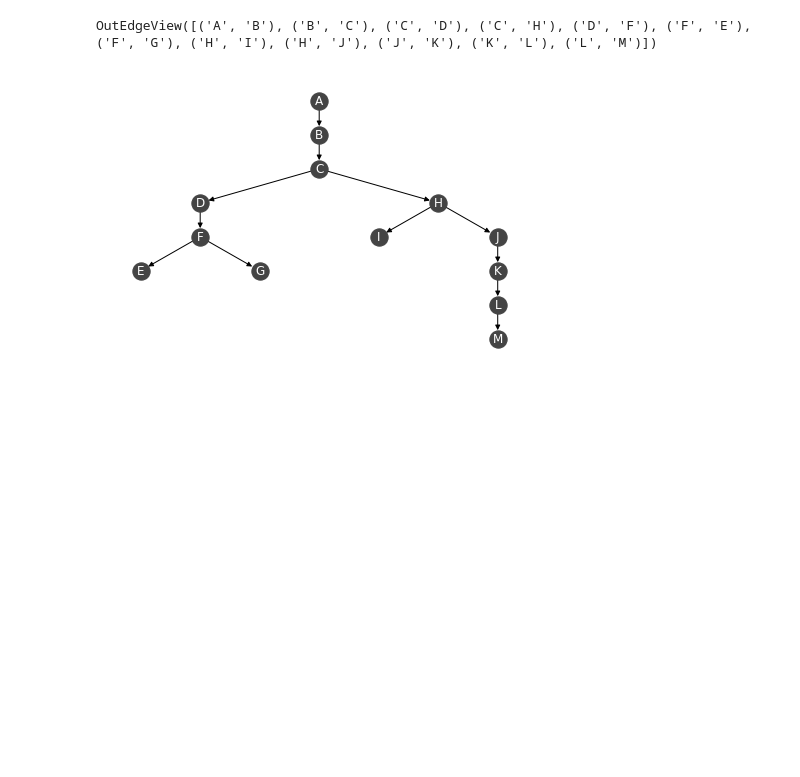
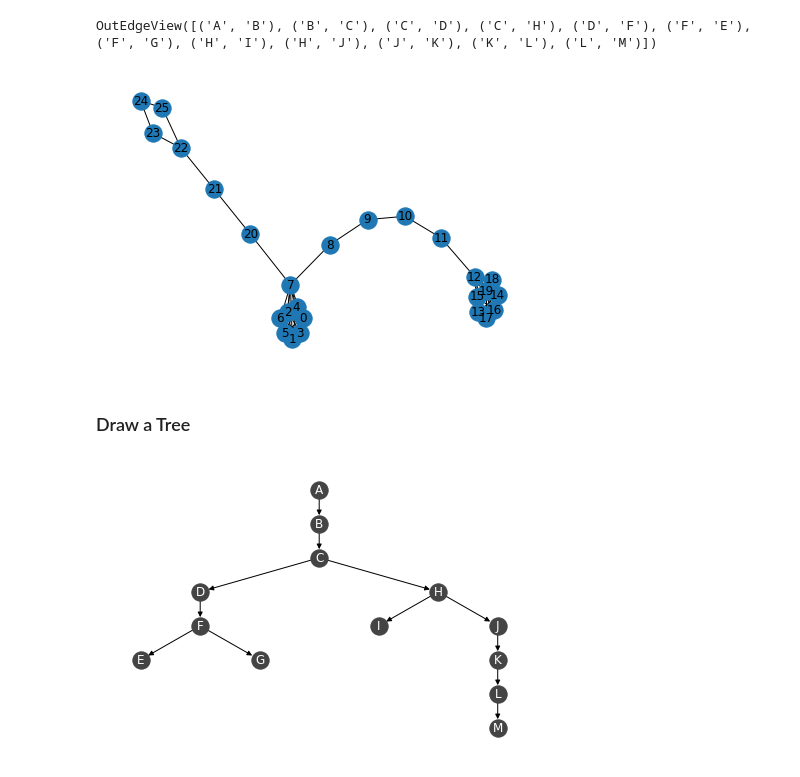
Before and after one commit to Qing201/StudyNote, a Jupyter notebook: Java/CSE417_Algorithms/HW/HW2/Code/Network.ipynb, the cells around one changed output. Cells and saved outputs as stored; diff of their text form; code cells hidden in the pictures; blank space fills up the shorter version.

Commit message:
networkx note

```diff
--- a/Java/CSE417_Algorithms/HW/HW2/Code/Network.ipynb
+++ b/Java/CSE417_Algorithms/HW/HW2/Code/Network.ipynb
@@ -11,6 +11,20 @@ T = nx.dfs_tree(G, source='A')
 T.edges
 # %% [output]
 OutEdgeView([('A', 'B'), ('B', 'C'), ('C', 'D'), ('C', 'H'), ('D', 'F'), ('F', 'E'), ('F', 'G'), ('H', 'I'), ('H', 'J'), ('J', 'K'), ('K', 'L'), ('L', 'M')])
+# %%
+import networkx as nx
+
+G = nx.barbell_graph(8, 4)
+nx.add_path(G, [7, 20, 21, 22])
+nx.add_cycle(G, [22, 23, 24, 25])
+pts = set(nx.articulation_points(G))
+assert pts == {7, 8, 9, 10, 11, 12, 20, 21, 22}
+
+nx.draw(G, with_labels=1)
+# %% [output]
+[figure, added]
+# %% [markdown]
+### Draw a Tree
 # %%
 def hierarchy_pos(G, root=None, width=1., vert_gap = 0.2, vert_loc = 0, xcenter = 0.5):
 
```
Also changed, not shown: 7 other files.
